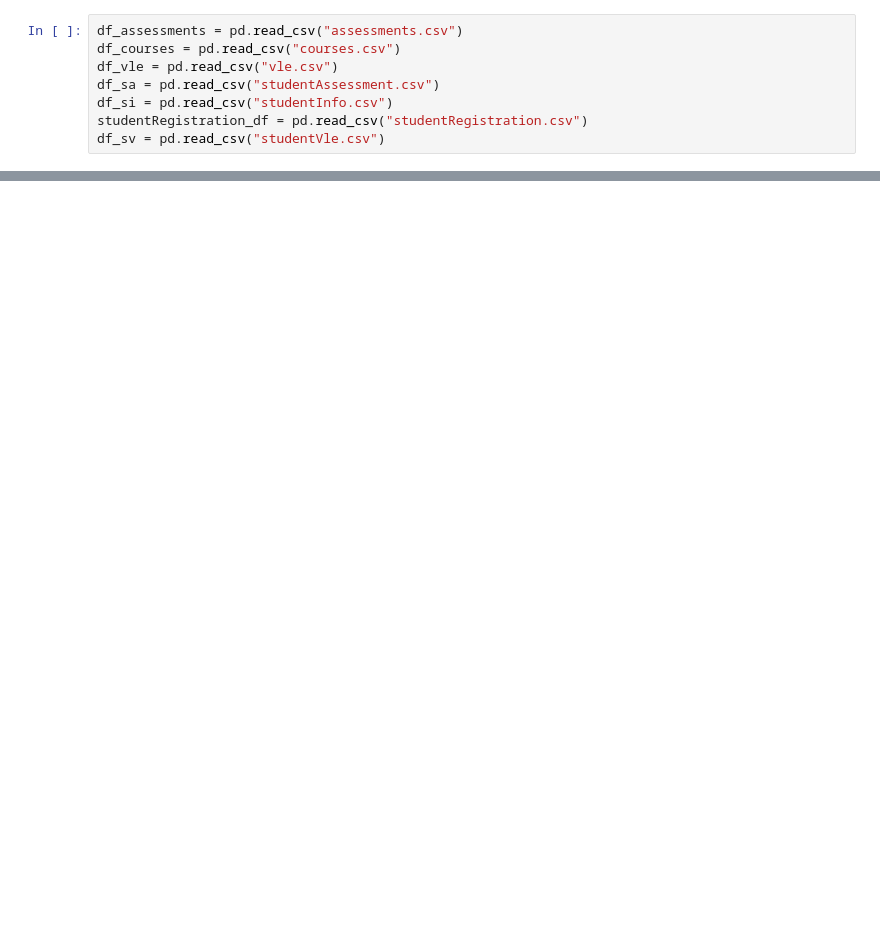
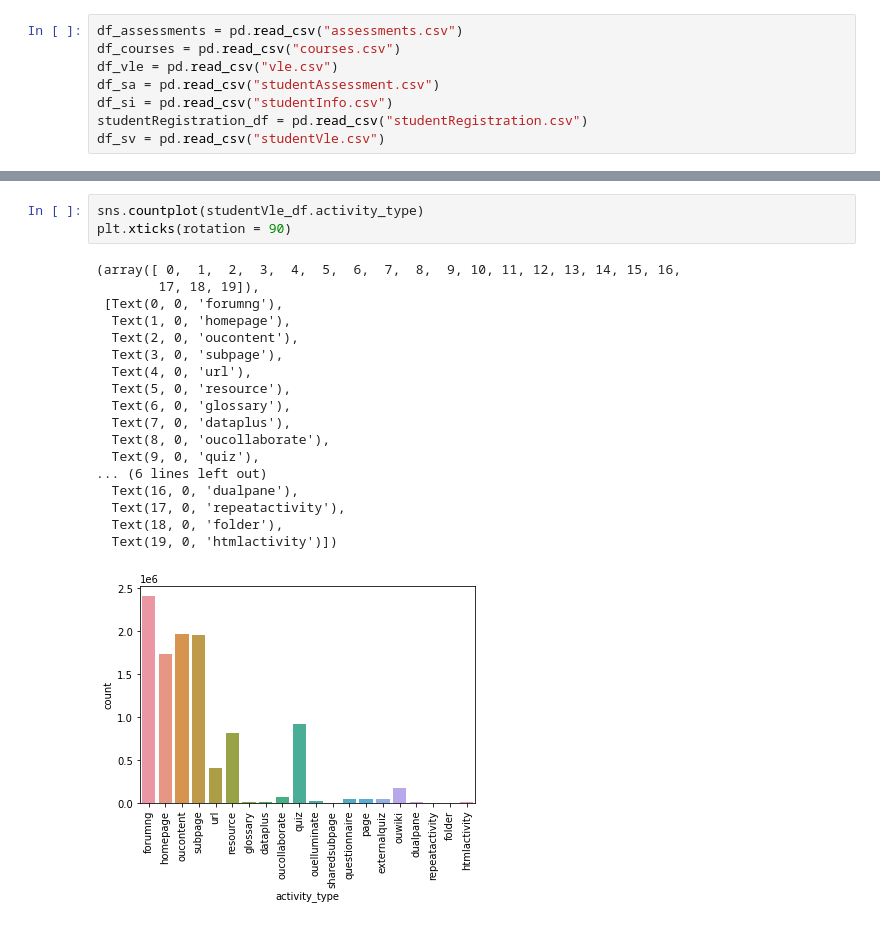
Before and after one commit to csprusty/csprusty, a Jupyter notebook: CSC8633_EDA.ipynb, the cells around one changed output, grey strips where cells are left out. Drawn from its saved outputs; the diff is of its cells as text; blank space fills up the shorter version.

```diff
--- a/CSC8633_EDA.ipynb
+++ b/CSC8633_EDA.ipynb
@@ -27,0 +54,22 @@ df_si.head()
+# %%
+sns.countplot(studentVle_df.activity_type)
+plt.xticks(rotation = 90)
+# %% [output]
+(array([ 0,  1,  2,  3,  4,  5,  6,  7,  8,  9, 10, 11, 12, 13, 14, 15, 16,
+        17, 18, 19]),
+ [Text(0, 0, 'forumng'),
+  Text(1, 0, 'homepage'),
+  Text(2, 0, 'oucontent'),
+  Text(3, 0, 'subpage'),
+  Text(4, 0, 'url'),
+  Text(5, 0, 'resource'),
+  Text(6, 0, 'glossary'),
+  Text(7, 0, 'dataplus'),
+  Text(8, 0, 'oucollaborate'),
+  Text(9, 0, 'quiz'),
+... (6 lines left out)
+  Text(16, 0, 'dualpane'),
+  Text(17, 0, 'repeatactivity'),
+  Text(18, 0, 'folder'),
+  Text(19, 0, 'htmlactivity')])
+[figure, added]
```
Also changed, not shown: parts of 11 cells of this notebook.
